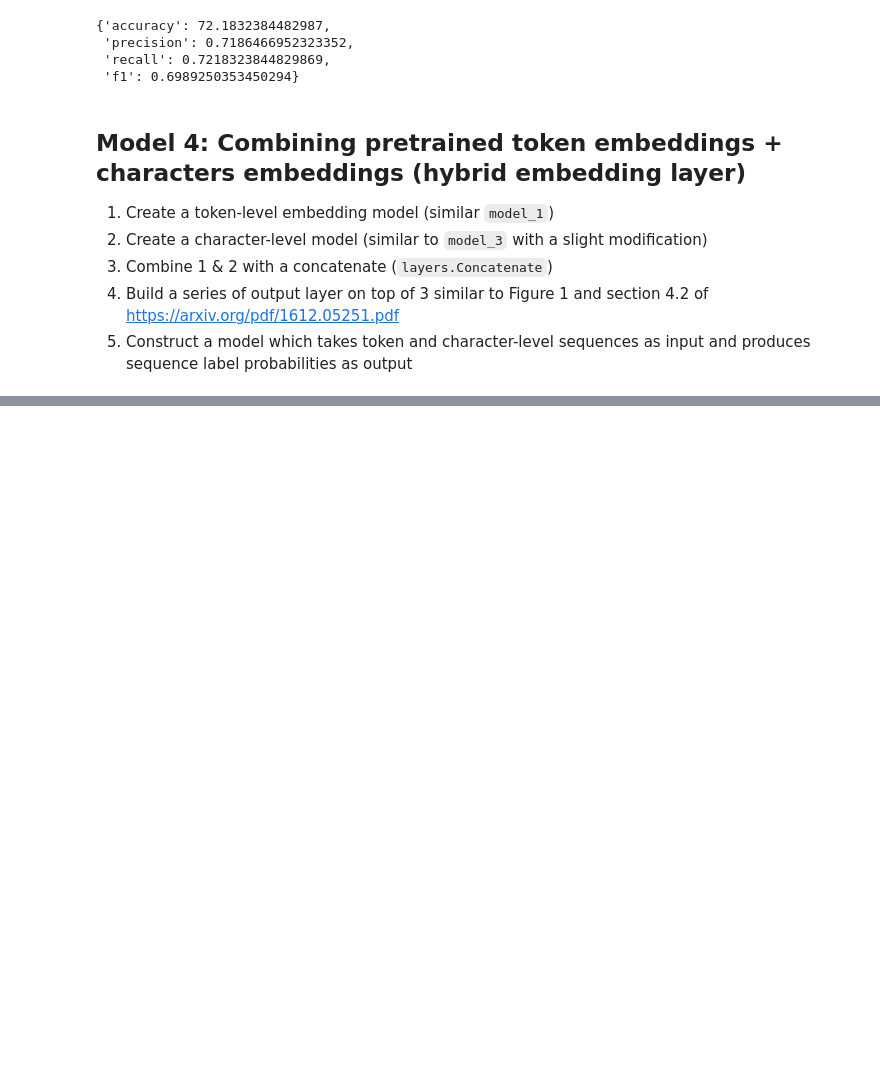
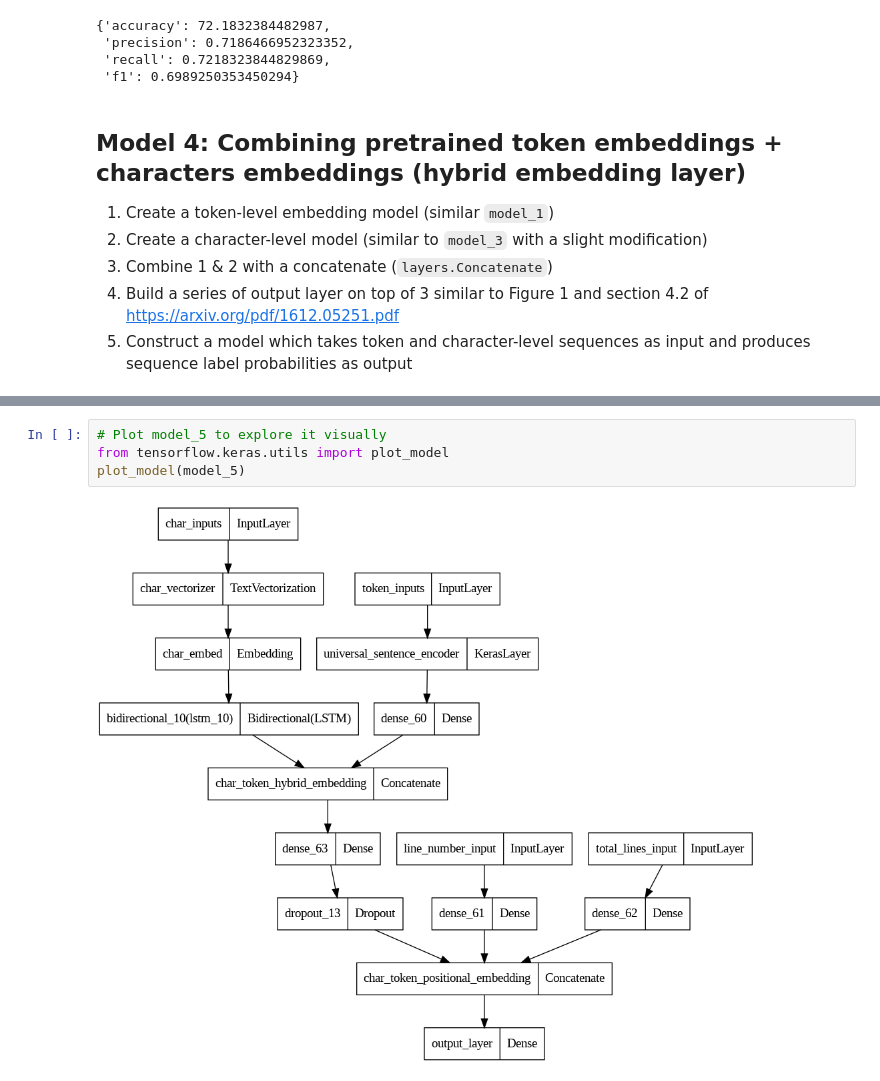
Before and after one commit to Rayden98/SkimLit_nlp_milestone_project_2, a Jupyter notebook: 09_SkimLit_nlp_milestone_project_2.ipynb, the cells around one changed output, grey strips where cells are left out. Saved outputs shown, nothing was run; the diff lists cells and outputs as text; blank space fills up the shorter version.

```diff
--- a/09_SkimLit_nlp_milestone_project_2.ipynb
+++ b/09_SkimLit_nlp_milestone_project_2.ipynb
@@ -1112,0 +1448,6 @@ baseline_results
+# %%
+# Plot model_5 to explore it visually
+from tensorflow.keras.utils import plot_model
+plot_model(model_5)
+# %% [output]
+[figure, added]
```
Also changed, not shown: parts of 86 cells of this notebook.
